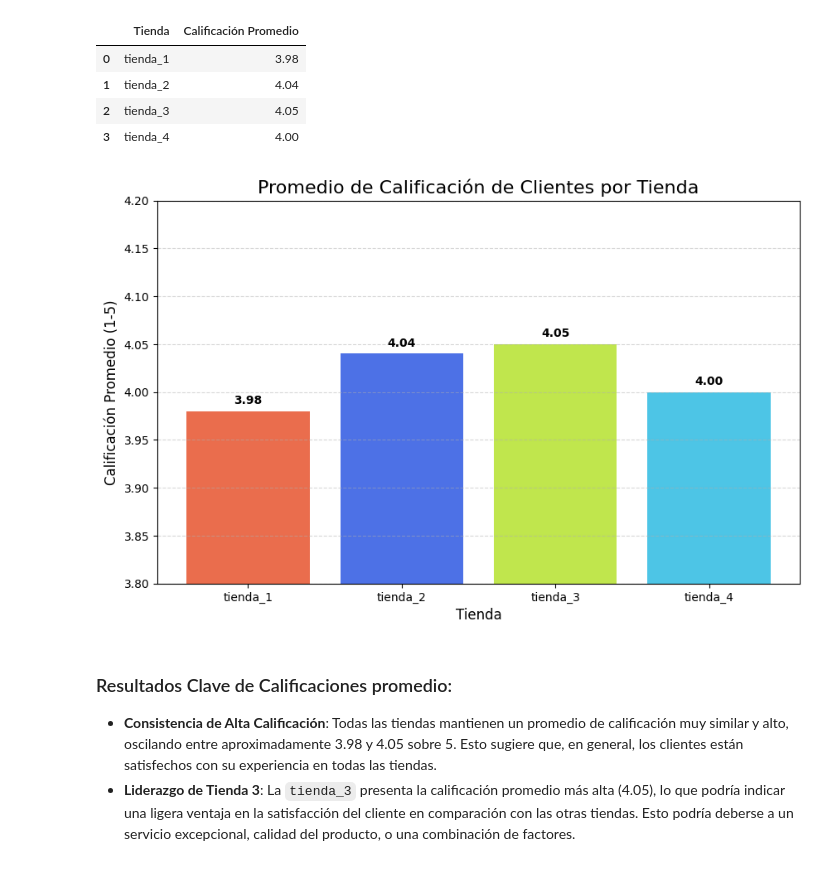
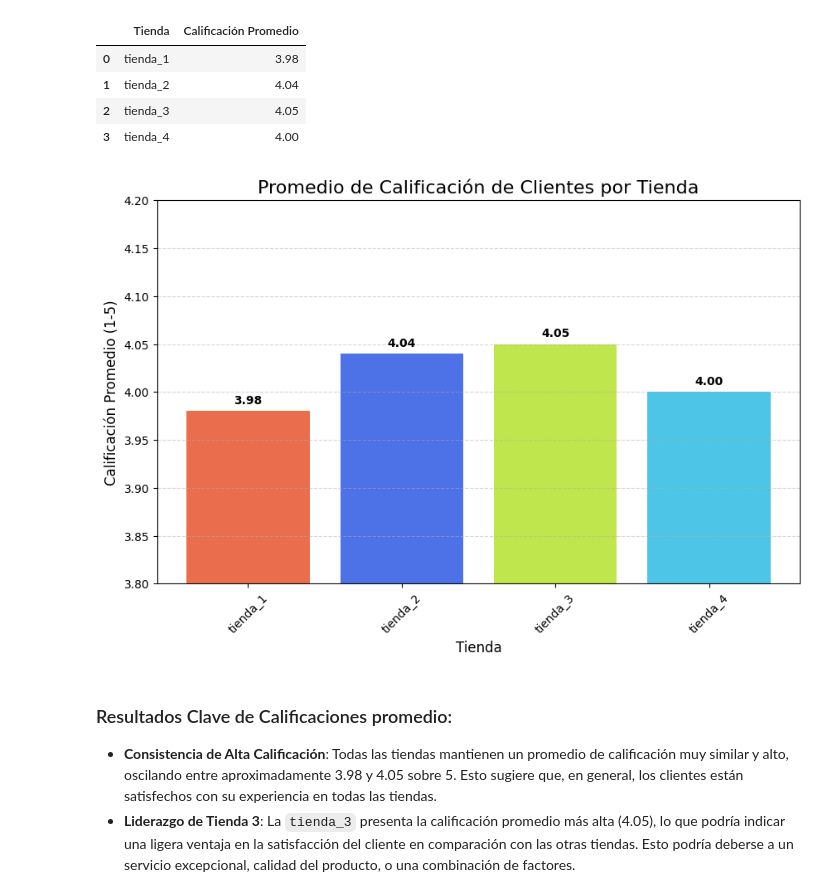
Before and after one commit to LenninTemoche/Challenge-Alura-Store-One-DS, a Jupyter notebook: AluraStoreLatam.ipynb, the cells around one changed output. Drawn from its saved outputs; the diff is of its cells as text; code cells hidden in the pictures.

```diff
--- a/AluraStoreLatam.ipynb
+++ b/AluraStoreLatam.ipynb
@@ -409,29 +403,31 @@ Calificación Promedio por Tienda:
 # %%
 custom_palette = [
     "#E85D3A",  # Naranja  mpas bajo
     "#3A62E4",  # Azul
     "#BAE43A",  # Verde  más alto
     "#3ABFE4" # Azul claro
 
 ]
 plt.figure(figsize=(10, 6))
 bars = plt.bar(calificacion_promedio_df['Tienda'], calificacion_promedio_df['Calificación Promedio'], color=custom_palette, alpha=0.9)
 
 # Ajustar eje Y para ver mejor las diferencias (ej. de 3.5 a 4.5)
 plt.ylim(3.8, 4.2)
 plt.title('Promedio de Calificación de Clientes por Tienda', fontsize=16)
 plt.xlabel('Tienda', fontsize=12)
 plt.ylabel('Calificación Promedio (1-5)', fontsize=12)
 
 # Añadir etiquetas
 for bar in bars:
     yval = bar.get_height()
     plt.text(bar.get_x() + bar.get_width()/2, yval + 0.005, f'{yval:.2f}', ha='center', va='bottom', fontweight='bold')
 
 plt.grid(axis='y', linestyle='--', alpha=0.5)
+plt.xticks(rotation=45)
+plt.savefig('imgs/calificacion_promedio_por_tienda.png')
 plt.show()
 # %% [output]
-[figure, old version]
+[figure, new version]
 # %% [markdown]
 ### Resultados Clave de Calificaciones promedio:
 
```
Also changed, not shown: parts of 5 cells of this notebook, 8 other files.
